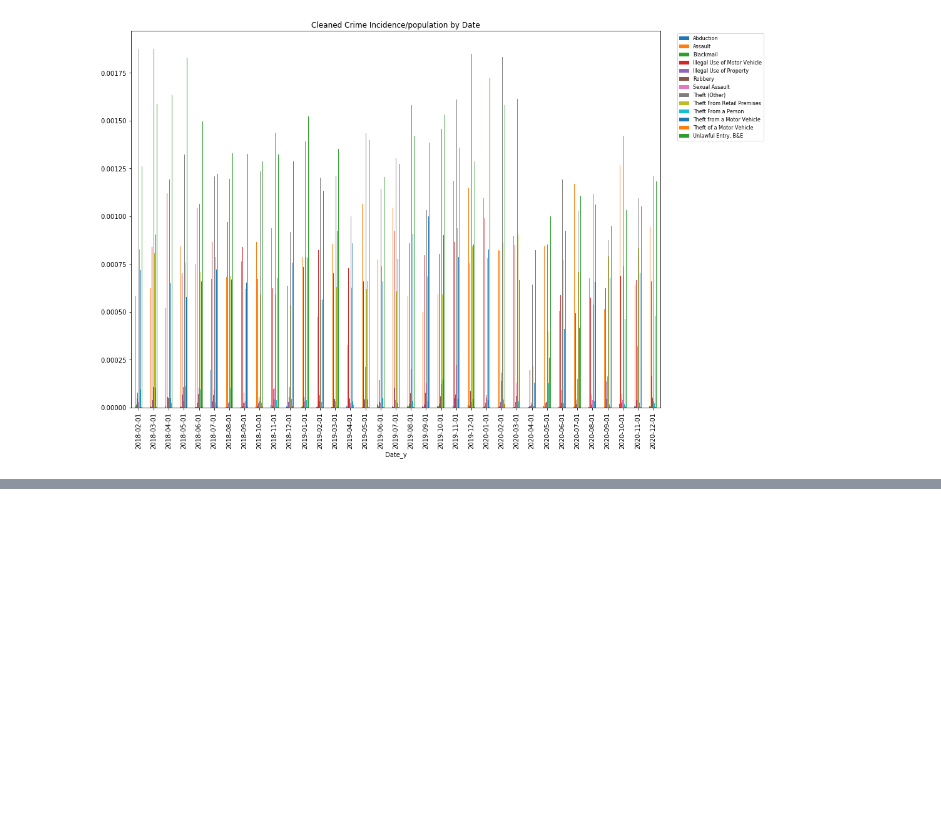
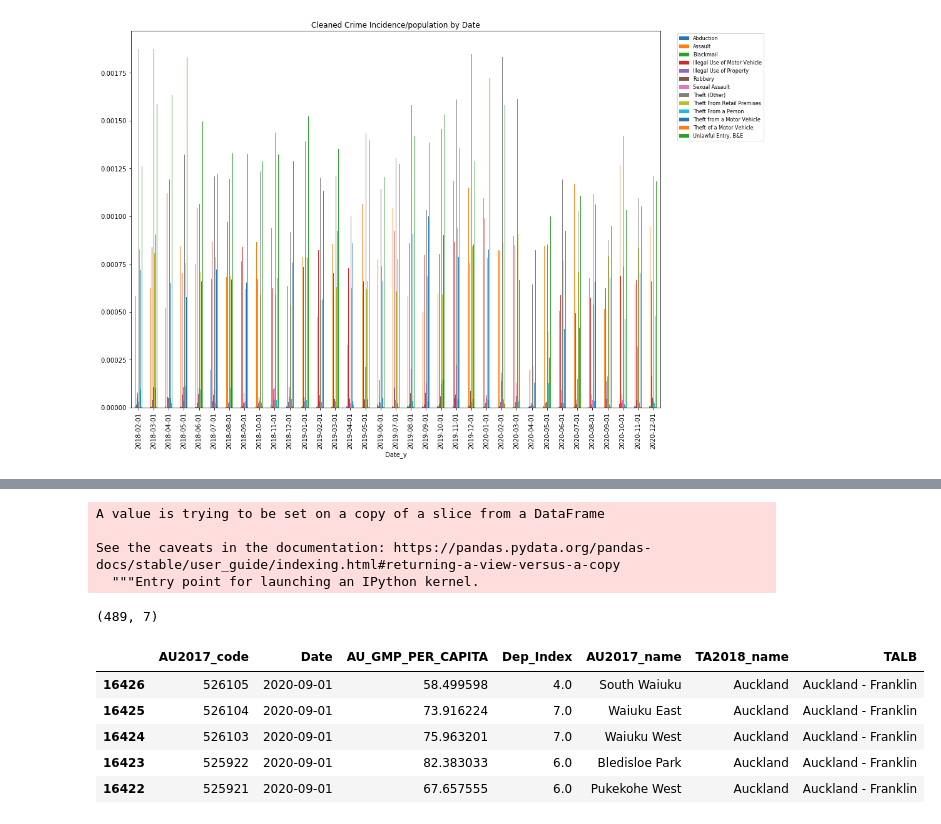
Before and after one commit to keri/DotLovesData, a Jupyter notebook: notebooks/data_exploration_AND_clean_data.ipynb, the cells around one changed output, grey strips where cells are left out. Drawn from its saved outputs; the diff is of its cells as text; code cells hidden in the pictures; blank space fills up the shorter version.

```diff
--- a/notebooks/data_exploration_AND_clean_data.ipynb
+++ b/notebooks/data_exploration_AND_clean_data.ipynb
@@ -340,0 +357,38 @@ plt.savefig('/Users/keri/git/DotLovesData/visuals/CrimeDataFromCleanedDatasetByD
+# %%
+communityNonNull.sort_values(by=['AU2017_code','Date'],ascending=False,inplace=True)
+# %% [output]
+A value is trying to be set on a copy of a slice from a DataFrame
+
+See the caveats in the documentation: https://pandas.pydata.org/pandas-docs/stable/user_guide/indexing.html#returning-a-view-versus-a-copy
+  """Entry point for launching an IPython kernel.
+# %%
+firstDate = communityNonNull.groupby(by=['AU2017_code']).head(1)
+print(firstDate.shape)
+firstDate.head()
+
+lastDate = communityNonNull.groupby(by=['AU2017_code']).tail(1)
+print(lastDate.shape)
+lastDate.head()
+
+difference = pd.DataFrame({'code':lastDate['AU2017_code'],'gmp':lastDate['AU_GMP_PER_CAPITA'],
+                           'di':lastDate['Dep_Index']})
+difference.head()
+
+difference['gmp_diff'] = firstDate['AU_GMP_PER_CAPITA'].values - lastDate['AU_GMP_PER_CAPITA'].values
+difference['di_diff'] = firstDate['Dep_Index'].values - lastDate['Dep_Index'].values
+
+difference.head()
+
+difference.shape
+
+difference.drop(columns=['gmp','di'],inplace=True)
+
+difference.drop(columns=['code'],inplace=True)
+# %% [output]
+(489, 7)
+|  | AU2017_code | Date | AU_GMP_PER_CAPITA | Dep_Index | AU2017_name | TA2018_name | TALB |
+| 16426 | 526105 | 2020-09-01 | 58.499598 | 4.0 | South Waiuku | Auckland | Auckland - Franklin |
+| 16425 | 526104 | 2020-09-01 | 73.916224 | 7.0 | Waiuku East | Auckland | Auckland - Franklin |
+| 16424 | 526103 | 2020-09-01 | 75.963201 | 7.0 | Waiuku West | Auckland | Auckland - Franklin |
+| 16423 | 525922 | 2020-09-01 | 82.383033 | 6.0 | Bledisloe Park | Auckland | Auckland - Franklin |
+| 16422 | 525921 | 2020-09-01 | 67.657555 | 6.0 | Pukekohe West | Auckland | Auckland - Franklin |
```
Also changed, not shown: parts of 11 cells of this notebook, 4 other files.
